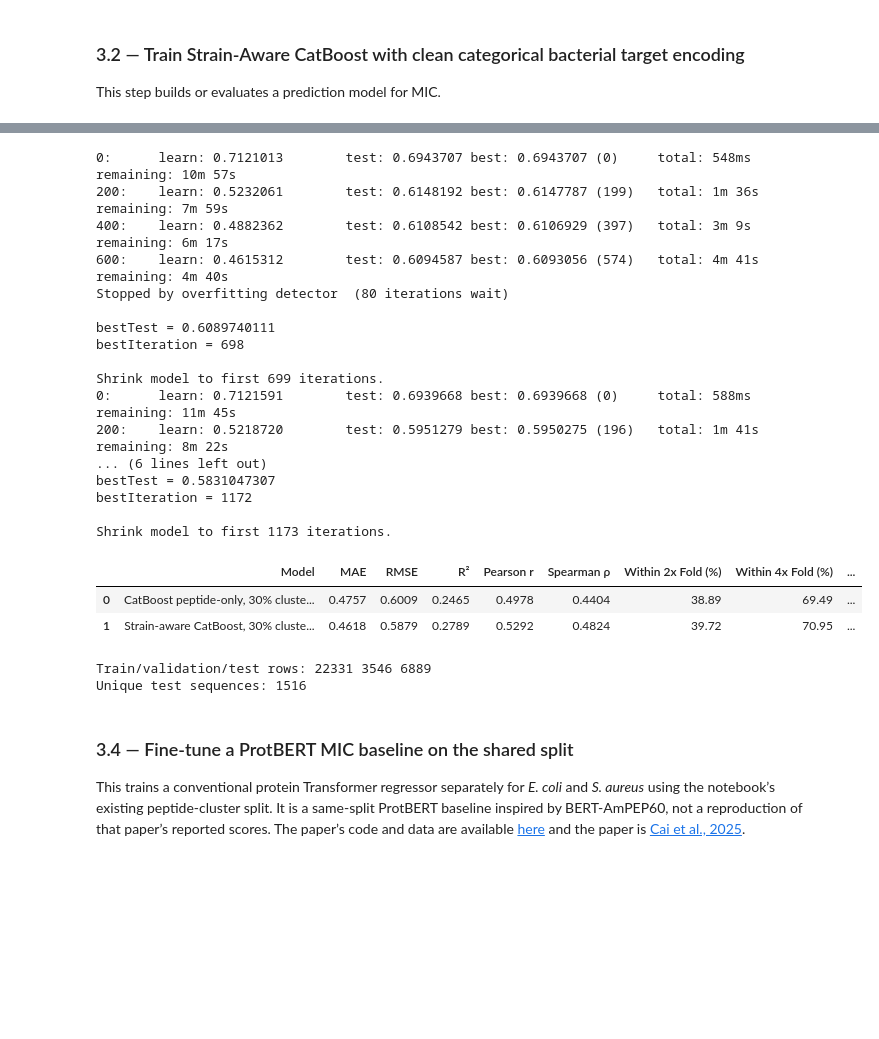
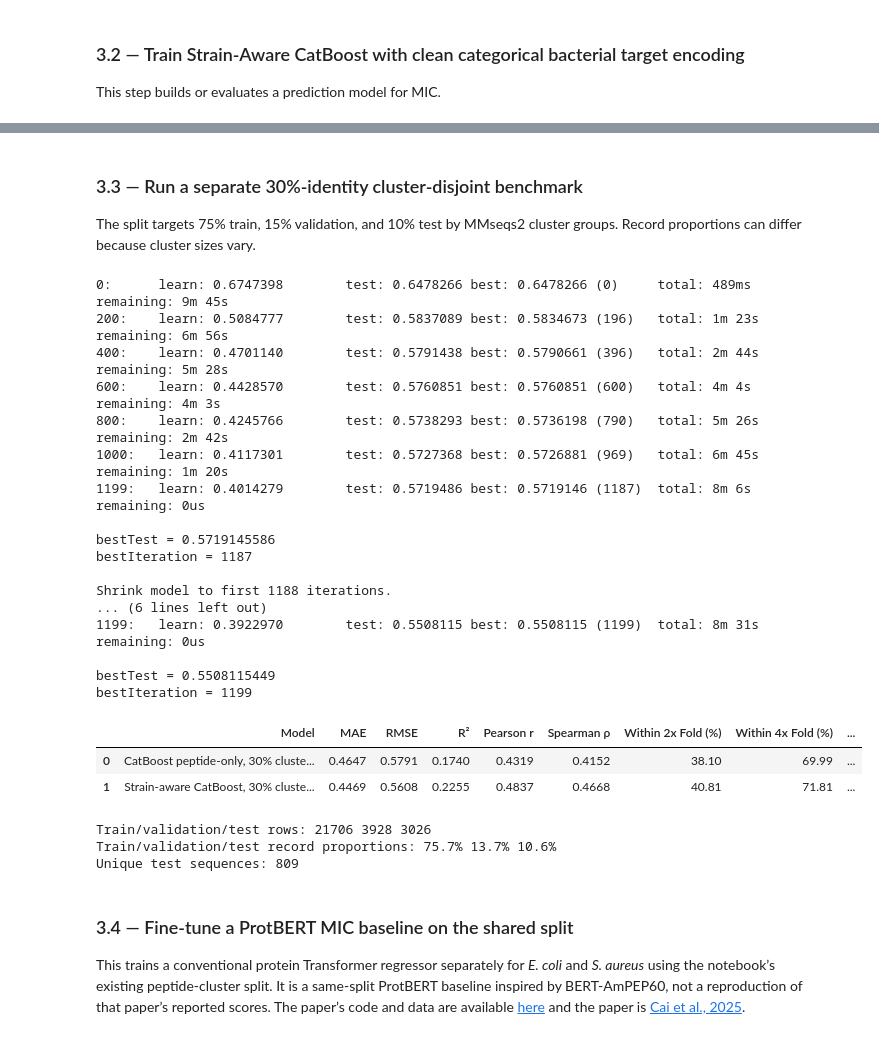
Before and after one commit to dhriti046/mic_prediction, a Jupyter notebook: drive_linked_MIC_prediction_.ipynb, the cells around one changed output, grey strips where cells are left out. Cells and saved outputs as stored; diff of their text form; code cells hidden in the pictures; blank space fills up the shorter version.

```diff
--- a/drive_linked_MIC_prediction_.ipynb
+++ b/drive_linked_MIC_prediction_.ipynb
@@ -2871,6 +2945,6 @@ This step builds or evaluates a prediction model for MIC.
 # %%
-# START: Perform a cluster-aware dataset split into training (72.9%), validation (13.2%), and test (13.8%)
-# RESULT: Created leakage-free datasets: 17,976 train, 3,271 validation, 3,413 test records.
+# START: Perform a cluster-aware dataset split targeting 75% train, 15% validation, and 10% test
+# RESULT: Target cluster allocation: 75% train, 15% validation, 10% test; record counts vary with cluster sizes.
 
 import pandas as pd
 import numpy as np
@@ -2894,12 +2968,12 @@ model_data = data.merge(
 
 assert model_data["cluster_id"].notna().all(), "Some sequences have no cluster!"
 
-# 3. First split: 15% test, 85% train + validation
+# 3. First split: 10% test clusters, 90% train + validation clusters
 groups = model_data["cluster_id"]
 
 split_1 = GroupShuffleSplit(
     n_splits=1,
-    test_size=0.15,
+    test_size=0.10,
     random_state=42
 )
 
@@ -2910,8 +2984,8 @@ train_val_idx, test_idx = next(
 train_val = model_data.iloc[train_val_idx].copy()
 test = model_data.iloc[test_idx].copy()
 
-# 4. Second split: 15% validation overall
-val_fraction = 0.15 / 0.85
+# 4. Second split: allocate 15% overall to validation from the remaining 90%
+val_fraction = 0.15 / 0.90
 
 split_2 = GroupShuffleSplit(
     n_splits=1,
@@ -2947,6 +3021,8 @@ for name, subset in [
     )
 
 print("\nAll three datasets saved successfully.")
+for split_name, split_df in [("train", train), ("validation", val), ("test", test)]:
+    print(f"{split_name}: {len(split_df):,} records ({len(split_df) / len(model_data):.1%})")
 
 # END: Splitting verified and saved.
 # %% [output]
@@ -5105,3 +5152,7 @@ The standard test set is disjoint by 80%-identity clusters. This experiment crea
+# %% [markdown]
+### 3.3 — Run a separate 30%-identity cluster-disjoint benchmark
+
+The split targets 75% train, 15% validation, and 10% test by MMseqs2 cluster groups. Record proportions can differ because cluster sizes vary.
 # %%
 # Build and evaluate a distinct 30%-identity cluster-disjoint benchmark.
 import os, re, shutil, subprocess, tempfile
@@ -5138,7 +5189,11 @@ seq_fasta = os.path.join(low_id_output, "unique_sequences.fasta")
 with open(seq_fasta, "w") as f:
     for j, seq in enumerate(unique_sequences):
         f.write(f">seq_{j}\n{seq}\n")
-cluster_prefix = os.path.join(low_id_output, "mmseqs30")
+# Key cached MMseqs2 output to the exact ordered sequence list. The 2–60 aa,
+# MIC cutoff, and aggregation filters can change this list between runs.
+import hashlib
+sequence_fingerprint = hashlib.sha256("\n".join(unique_sequences).encode("utf-8")).hexdigest()[:16]
+cluster_prefix = os.path.join(low_id_output, f"mmseqs30_{sequence_fingerprint}")
 cluster_file = cluster_prefix + "_cluster.tsv"
 mmseqs_tmp = tempfile.mkdtemp(prefix="mmseqs30_")  # local /content temp: Drive does not permit executing MMseqs helper scripts
 if not os.path.exists(cluster_file):
@@ -5155,19 +5210,30 @@ if not os.path.exists(cluster_file):
 cluster_pairs = pd.read_csv(cluster_file, sep="\t", header=None, names=["representative", "member"], dtype=str)
 seq_to_cluster = {}
 for representative, member in cluster_pairs.itertuples(index=False, name=None):
-    m = re.fullmatch(r"seq_(\d+)", member)
+    m = re.fullmatch(r"seq_(\d+)", str(member).strip())
     if m:
-        seq_to_cluster[unique_sequences[int(m.group(1))]] = representative
+        seq_index = int(m.group(1))
+        if seq_index >= len(unique_sequences):
+            raise RuntimeError(
+                f"MMseqs2 cluster output {cluster_file} does not match the current FASTA "
+                f"({member} indexes past {len(unique_sequences)} sequences). Rerun this cell."
+            )
+        seq_to_cluster[unique_sequences[seq_index]] = representative
+if len(seq_to_cluster) != len(unique_sequences):
+    raise RuntimeError(
+        f"MMseqs2 assigned {len(seq_to_cluster)} of {len(unique_sequences)} sequences. "
+        "Check the generated FASTA and cluster output before splitting."
+    )
 benchmark_all["cluster_id_30"] = benchmark_all[sequence_col].map(seq_to_cluster)
 if benchmark_all["cluster_id_30"].isna().any():
     raise RuntimeError("Some sequences were not assigned to a 30%-identity cluster.")
 
 # Keep every measurement for a peptide together when creating train/validation/test partitions.
-gss_test = GroupShuffleSplit(n_splits=1, test_size=0.20, random_state=42)
+gss_test = GroupShuffleSplit(n_splits=1, test_size=0.10, random_state=42)
 trainval_idx, low_test_idx = next(gss_test.split(benchmark_all, groups=benchmark_all["cluster_id_30"]))
 trainval = benchmark_all.iloc[trainval_idx].reset_index(drop=True)
 low_test_df = benchmark_all.iloc[low_test_idx].reset_index(drop=True)
-gss_val = GroupShuffleSplit(n_splits=1, test_size=0.15, random_state=43)
+gss_val = GroupShuffleSplit(n_splits=1, test_size=0.15 / 0.90, random_state=43)
 low_train_idx, low_val_idx = next(gss_val.split(trainval, groups=trainval["cluster_id_30"]))
 low_train_df = trainval.iloc[low_train_idx].reset_index(drop=True)
 low_val_df = trainval.iloc[low_val_idx].reset_index(drop=True)
@@ -5191,50 +5257,53 @@ for frame in (low_train_x, low_val_x, low_test_x):
 low_strain = CatBoostRegressor(iterations=1200, depth=8, learning_rate=0.03, l2_leaf_reg=7, loss_function="RMSE", cat_features=[target_col], random_seed=42, early_stopping_rounds=80, verbose=200, task_type="GPU" if torch.cuda.is_available() else "CPU")
 low_strain.fit(low_train_x, low_y_train, eval_set=(low_val_x, low_y_val), verbose=200)
 low_strain_pred = low_strain.predict(low_test_x)
 low_homology_metrics = pd.DataFrame([
     compute_all_metrics(low_y_test, low_peptide_pred, "CatBoost peptide-only, 30% cluster split"),
     compute_all_metrics(low_y_test, low_strain_pred, "Strain-aware CatBoost, 30% cluster split")
 ])
 low_homology_metrics["N test records"] = len(low_test_df)
 low_homology_metrics["Identity threshold"] = "MMseqs2 30% clusters disjoint (80% coverage)"
 display(low_homology_metrics)
 low_test_predictions = low_test_df[[sequence_col, target_col, TARGET]].copy()
 low_test_predictions["pred_pMIC_peptide_only"] = low_peptide_pred
 low_test_predictions["pred_pMIC_strain_aware"] = low_strain_pred
 low_test_predictions.to_csv(os.path.join(low_id_output, "test_predictions_30pct.csv"), index=False)
 low_homology_metrics.to_csv(os.path.join(low_id_output, "metrics_30pct.csv"), index=False)
 low_peptide.save_model(os.path.join(low_id_output, "peptide_only_catboost.cbm"))
 low_strain.save_model(os.path.join(low_id_output, "strain_aware_catboost.cbm"))
 low_split_manifest = pd.concat([
     low_train_df.assign(split="train"), low_val_df.assign(split="validation"), low_test_df.assign(split="test")
 ], ignore_index=True)
 manifest_cols = [c for c in ["measurement_id", "peptide_id", sequence_col, target_col, TARGET, "cluster_id_30", "split"] if c in low_split_manifest.columns]
 low_split_manifest[manifest_cols].to_csv(os.path.join(low_id_output, "split_assignments_30pct.csv.gz"), index=False, compression="gzip")
 print("Train/validation/test rows:", len(low_train_df), len(low_val_df), len(low_test_df))
+low_total = len(low_train_df) + len(low_val_df) + len(low_test_df)
+print("Train/validation/test record proportions:", *(f"{len(part) / low_total:.1%}" for part in (low_train_df, low_val_df, low_test_df)))
 print("Unique test sequences:", low_test_df[sequence_col].nunique())
 # %% [output]
-0:      learn: 0.7121013        test: 0.6943707 best: 0.6943707 (0)     total: 548ms    remaining: 10m 57s
-200:    learn: 0.5232061        test: 0.6148192 best: 0.6147787 (199)   total: 1m 36s   remaining: 7m 59s
-400:    learn: 0.4882362        test: 0.6108542 best: 0.6106929 (397)   total: 3m 9s    remaining: 6m 17s
-600:    learn: 0.4615312        test: 0.6094587 best: 0.6093056 (574)   total: 4m 41s   remaining: 4m 40s
-Stopped by overfitting detector  (80 iterations wait)
+0:      learn: 0.6747398        test: 0.6478266 best: 0.6478266 (0)     total: 489ms    remaining: 9m 45s
+200:    learn: 0.5084777        test: 0.5837089 best: 0.5834673 (196)   total: 1m 23s   remaining: 6m 56s
+400:    learn: 0.4701140        test: 0.5791438 best: 0.5790661 (396)   total: 2m 44s   remaining: 5m 28s
+600:    learn: 0.4428570        test: 0.5760851 best: 0.5760851 (600)   total: 4m 4s    remaining: 4m 3s
+800:    learn: 0.4245766        test: 0.5738293 best: 0.5736198 (790)   total: 5m 26s   remaining: 2m 42s
+1000:   learn: 0.4117301        test: 0.5727368 best: 0.5726881 (969)   total: 6m 45s   remaining: 1m 20s
+1199:   learn: 0.4014279        test: 0.5719486 best: 0.5719146 (1187)  total: 8m 6s    remaining: 0us
 
-bestTest = 0.6089740111
-bestIteration = 698
+bestTest = 0.5719145586
+bestIteration = 1187
 
-Shrink model to first 699 iterations.
-0:      learn: 0.7121591        test: 0.6939668 best: 0.6939668 (0)     total: 588ms    remaining: 11m 45s
-200:    learn: 0.5218720        test: 0.5951279 best: 0.5950275 (196)   total: 1m 41s   remaining: 8m 22s
+Shrink model to first 1188 iterations.
 ... (6 lines left out)
-bestTest = 0.5831047307
-bestIteration = 1172
+1199:   learn: 0.3922970        test: 0.5508115 best: 0.5508115 (1199)  total: 8m 31s   remaining: 0us
 
-Shrink model to first 1173 iterations.
+bestTest = 0.5508115449
+bestIteration = 1199
 |  | Model | MAE | RMSE | R² | Pearson r | Spearman ρ | Within 2x Fold (%) | Within 4x Fold (%) | ... |
-| 0 | CatBoost peptide-only, 30% cluste... | 0.4757 | 0.6009 | 0.2465 | 0.4978 | 0.4404 | 38.89 | 69.49 | ... |
-| 1 | Strain-aware CatBoost, 30% cluste... | 0.4618 | 0.5879 | 0.2789 | 0.5292 | 0.4824 | 39.72 | 70.95 | ... |
+| 0 | CatBoost peptide-only, 30% cluste... | 0.4647 | 0.5791 | 0.1740 | 0.4319 | 0.4152 | 38.10 | 69.99 | ... |
+| 1 | Strain-aware CatBoost, 30% cluste... | 0.4469 | 0.5608 | 0.2255 | 0.4837 | 0.4668 | 40.81 | 71.81 | ... |
-Train/validation/test rows: 22331 3546 6889
-Unique test sequences: 1516
+Train/validation/test rows: 21706 3928 3026
+Train/validation/test record proportions: 75.7% 13.7% 10.6%
+Unique test sequences: 809
 # %% [markdown]
 ### 3.4 — Fine-tune a ProtBERT MIC baseline on the shared split
 
```
Also changed, not shown: parts of 56 cells of this notebook, 1 other file.
